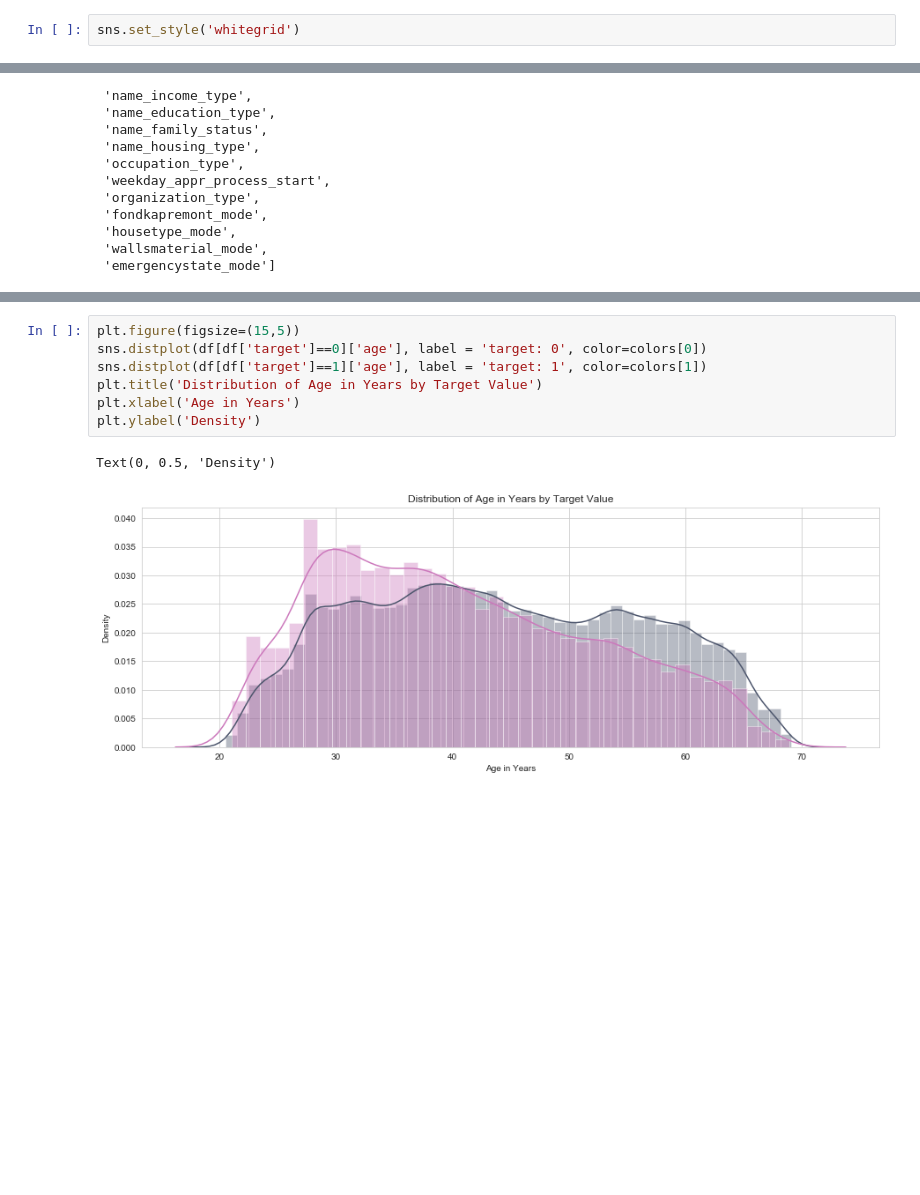
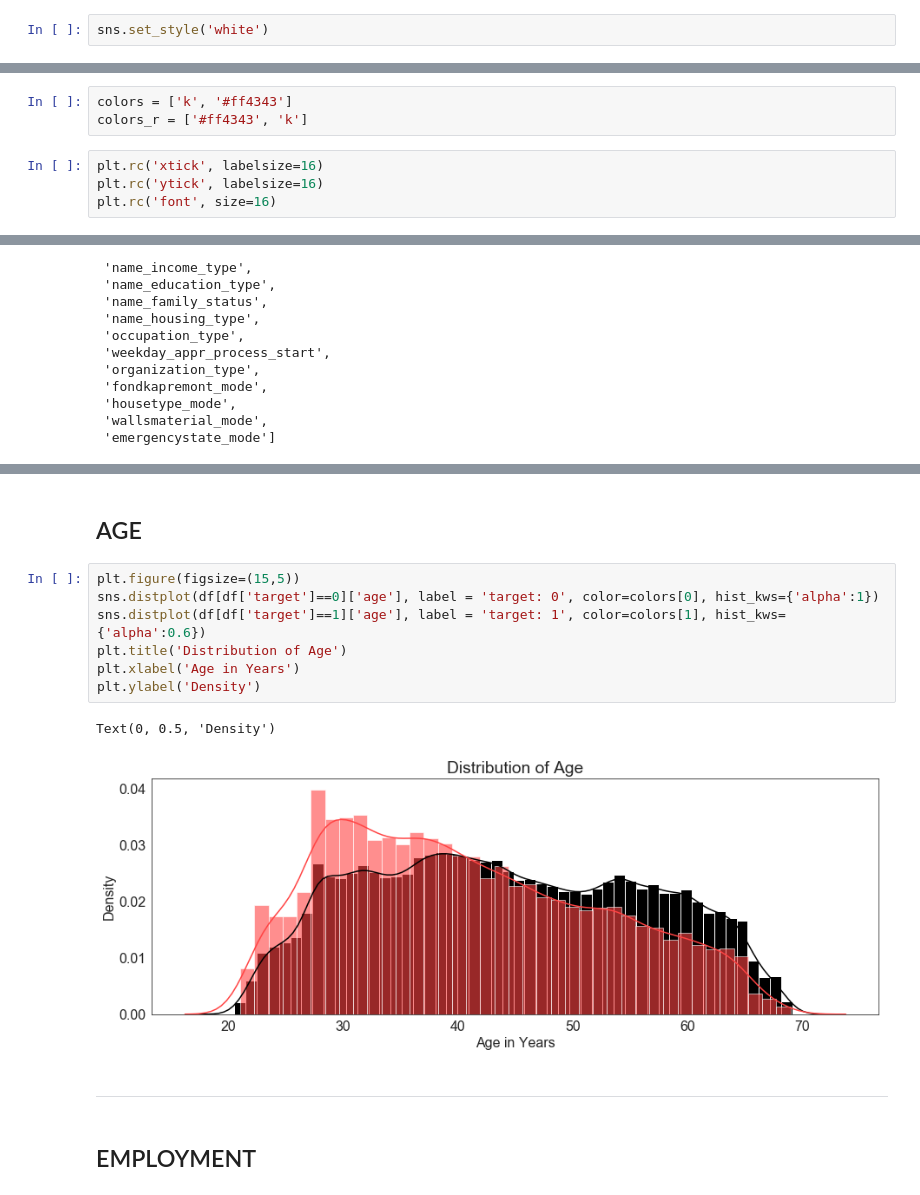
Before and after one commit to 6esche/HomeCredit, a Jupyter notebook: 2_eda.ipynb, the cells around one changed output, grey strips where cells are left out. Cells and saved outputs as stored; diff of their text form; blank space fills up the shorter version.

```diff
--- a/2_eda.ipynb
+++ b/2_eda.ipynb
@@ -22,2 +22,2 @@ sns.palplot(sns.color_palette())
 # %%
-sns.set_style('whitegrid')
+sns.set_style('white')
@@ -27,3 +24,10 @@ colors_r = ['m', 'C1', 'C5']
+# %%
+colors = ['k', '#ff4343']
+colors_r = ['#ff4343', 'k']
+# %%
+plt.rc('xtick', labelsize=16)
+plt.rc('ytick', labelsize=16)
+plt.rc('font', size=16)
 # %% [markdown]
 ---
 # %%
@@ -168,13 +296,19 @@ Name: hour_appr_process_start, dtype: float64
+# %% [markdown]
+## AGE
 # %%
 plt.figure(figsize=(15,5))
-sns.distplot(df[df['target']==0]['age'], label = 'target: 0', color=colors[0])
-sns.distplot(df[df['target']==1]['age'], label = 'target: 1', color=colors[1])
-plt.title('Distribution of Age in Years by Target Value')
+sns.distplot(df[df['target']==0]['age'], label = 'target: 0', color=colors[0], hist_kws={'alpha':1})
+sns.distplot(df[df['target']==1]['age'], label = 'target: 1', color=colors[1], hist_kws={'alpha':0.6})
+plt.title('Distribution of Age')
 plt.xlabel('Age in Years')
 plt.ylabel('Density')
 # %% [output]
 Text(0, 0.5, 'Density')
-[figure, old version]
+[figure, new version]
+# %% [markdown]
+---
+# %% [markdown]
+## EMPLOYMENT
 # %%
 df1 = df.dropna(subset=['employed'])
 plt.figure(figsize=(15,5))
```
Also changed, not shown: parts of 38 cells of this notebook.
